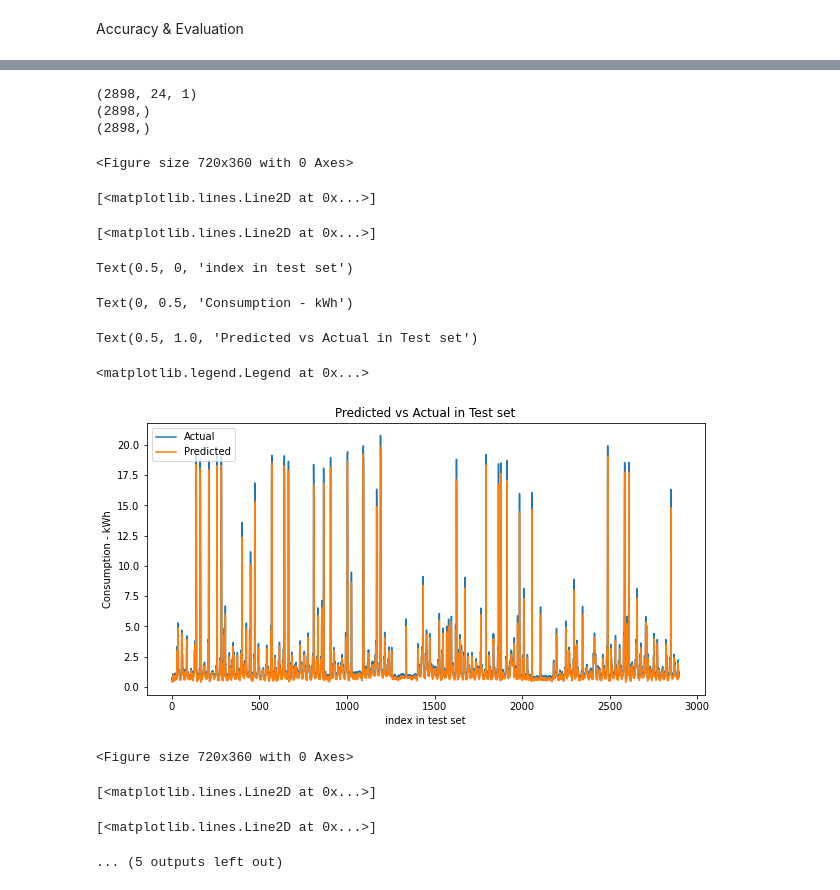
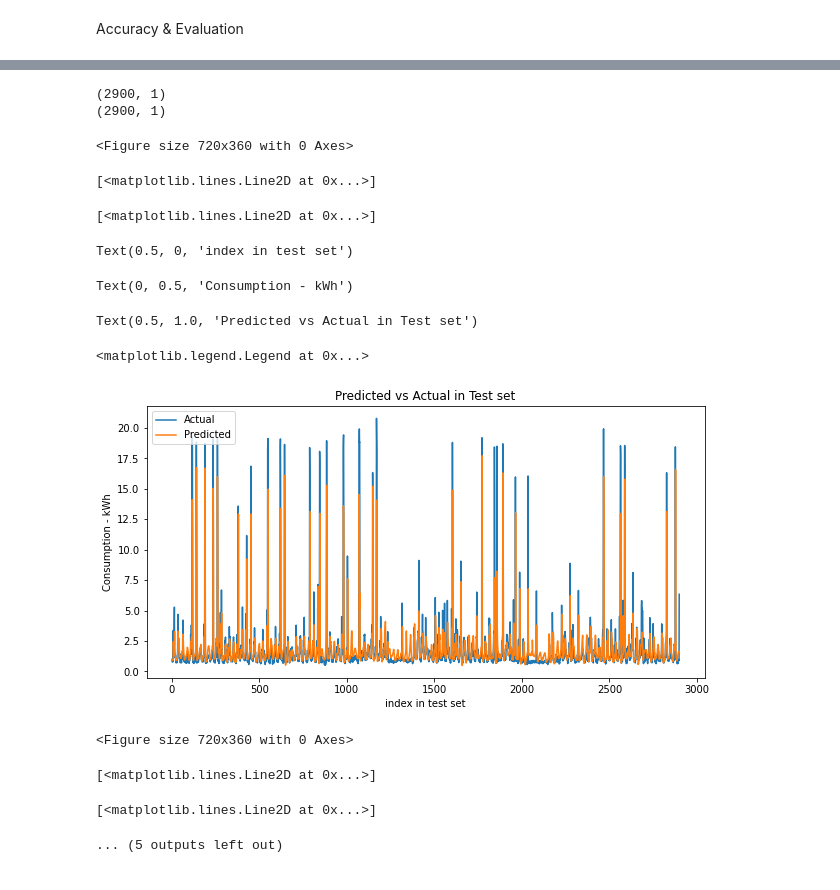
Before and after one commit to jye64/Energy-forecasting, a Jupyter notebook: LSTM.ipynb, the cells around one changed output, grey strips where cells are left out. Drawn from its saved outputs; the diff is of its cells as text; code cells hidden in the pictures.

Commit message:
fix sliding window and data shapes

```diff
--- a/LSTM.ipynb
+++ b/LSTM.ipynb
@@ -315,7 +298,7 @@ data_onehot
 # %% [markdown]
 Data Preprocessing
 # %%
-X = data_onehot.drop(columns=['Usage (kilowatt-hours)'], axis=1)
+X = data_onehot
 Y = data_onehot[['Usage (kilowatt-hours)']]
 
 # split training, validation, test set as 60% : 20% : 20%
@@ -343,12 +326,11 @@ scale_cols = ['Temp (°C)', 'Dew Point Temp (°C)', 'Rel Hum (%)',
               'Wind Dir (10s deg)', 'Wind Spd (km/h)',
               'Visibility (km)', 'Stn Press (kPa)']
 
-previous_usage_cols = []
-for i in range(1,steps):
-  previous_usage_cols.append('Previous_Usage' + str(i))
+# previous_usage_cols = []
+# for i in range(1,steps):
+#   previous_usage_cols.append('Previous_Usage' + str(i))
 
-
-scale_cols = scale_cols + previous_usage_cols
+# scale_cols = scale_cols + previous_usage_cols
 
 for col in scale_cols:
   scalerX = StandardScaler().fit(X_train[[col]])
@@ -397,8 +379,8 @@ X_test_scaled = generate_sliding_window(X_test_scaled, window_size)
 
 # As forecasting one single value for each series, should expect Y_train_scaled has shape [8742, 1]
 
-Y_train_scaled = Y_train_scaled[:8766-window_size]
-Y_valid_scaled = Y_valid_scaled[:2922-window_size]
+Y_train_scaled = Y_train_scaled[window_size:]
+Y_valid_scaled = Y_valid_scaled[window_size:]
 
 print(X_train_scaled.shape)
 print(Y_train_scaled.shape)
@@ -458,10 +440,10 @@ Modeling
 # model.summary()
 # %%
 model = tf.keras.Sequential([
-    tf.keras.layers.LSTM(32,return_sequences=True, activation='elu', kernel_initializer='he_normal', kernel_regularizer=l2(0.01)),
-    tf.keras.layers.LSTM(32,return_sequences=True, activation='elu', kernel_initializer='he_normal', kernel_regularizer=l2(0.01)),
-    tf.keras.layers.LSTM(32,return_sequences=True, activation='elu', kernel_initializer='he_normal', kernel_regularizer=l2(0.01)),
-    tf.keras.layers.Dense(1, kernel_initializer='he_normal')
+    tf.keras.layers.LSTM(32,return_sequences=True, activation='relu', kernel_regularizer=l2(0.01)),
+    tf.keras.layers.LSTM(32,return_sequences=True, activation='relu', kernel_regularizer=l2(0.01)),
+    tf.keras.layers.LSTM(32,return_sequences=False, activation='relu', kernel_regularizer=l2(0.01)),
+    tf.keras.layers.Dense(1)
 ])
 
 early_stopping = tf.keras.callbacks.EarlyStopping(patience=30, mode='min', restore_best_weights=True)
@@ -510,8 +492,8 @@ Text(0.5, 0, 'Epoch')
 # %% [markdown]
 Accuracy & Evaluation
 # %%
-Y_train = Y_train[:8766-window_size]
-Y_test = Y_test[:2922-window_size]
+Y_train = Y_train[window_size:]
+Y_test = Y_test[window_size:]
 # %%
 # train set performance
 Y_train_pred_scaled = model.predict(X_train_scaled)
@@ -563,45 +542,40 @@ Text(0.5, 1.0, 'Predicted vs Actual in Train set')
 Y_test_pred_scaled = model.predict(X_test_scaled)
 print(np.shape(Y_test_pred_scaled))
 
-Y_test_pred_scaled= Y_test_pred_scaled[:,1,0]
-print(np.shape(Y_test_pred_scaled))
-
 Y_test_pred = scalerY.inverse_transform(Y_test_pred_scaled)
-
 print(np.shape(Y_test_pred))
 
 Y_test = pd.DataFrame.reset_index(Y_test, drop=True)
 
 # visualize predicted vs actual in test set
 plt.figure(figsize=(10,5))
 plt.plot(Y_test, label='Actual')
 plt.plot(Y_test_pred, label='Predicted')
 plt.xlabel('index in test set')
 plt.ylabel('Consumption - kWh')
 plt.title('Predicted vs Actual in Test set')
 plt.legend(loc='upper left')
 plt.show()
 
 plt.figure(figsize=(10,5))
 plt.plot(Y_test.head(168), label='Actual')
 plt.plot(Y_test_pred[:168], label='Predicted')
 plt.xlabel('index in test set')
 plt.ylabel('Consumption - kWh')
 plt.title('Predicted vs Actual in Test set')
 plt.legend(loc='upper left')
 plt.show()
 # %% [output]
-(2898, 24, 1)
-(2898,)
-(2898,)
+(2900, 1)
+(2900, 1)
 <Figure size 720x360 with 0 Axes>
 [<matplotlib.lines.Line2D at 0x...>]
 [<matplotlib.lines.Line2D at 0x...>]
 Text(0.5, 0, 'index in test set')
 Text(0, 0.5, 'Consumption - kWh')
 Text(0.5, 1.0, 'Predicted vs Actual in Test set')
 <matplotlib.legend.Legend at 0x...>
-[figure, old version]
+[figure, new version]
 <Figure size 720x360 with 0 Axes>
 [<matplotlib.lines.Line2D at 0x...>]
 [<matplotlib.lines.Line2D at 0x...>]
```
Also changed, not shown: parts of 10 cells of this notebook.
